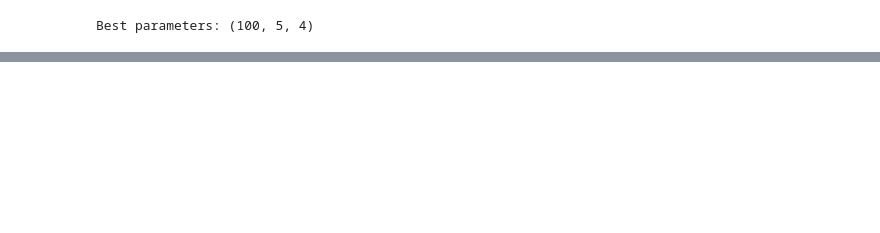
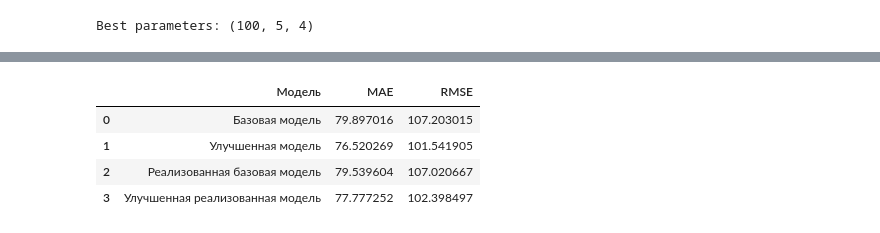
Before and after one commit to Minidrak/Application-systems-and-artificial-intelligence-frameworks-MAI, a Jupyter notebook: Lab_04/Lab_04.ipynb, the cells around one changed output, grey strips where cells are left out. Drawn from its saved outputs; the diff is of its cells as text; code cells hidden in the pictures; blank space fills up the shorter version.

```diff
--- a/Lab_04/Lab_04.ipynb
+++ b/Lab_04/Lab_04.ipynb
@@ -395,0 +666,17 @@ MAE%: 15.513792273261167
+# %%
+results_dfr = pd.DataFrame({
+    'Модель': ['Базовая модель', 'Улучшенная модель',
+               'Реализованная базовая модель', 'Улучшенная реализованная модель'],
+    'MAE': [79.89701583254997, 76.52026880886493,
+            79.53960402767238, 77.77725213244774],
+    'RMSE': [107.20301518019302, 101.54190536924632,
+             107.02066740924231, 102.39849683070304]
+})
+# %%
+results_dfr
+# %% [output]
+|  | Модель | MAE | RMSE |
+| 0 | Базовая модель | 79.897016 | 107.203015 |
+| 1 | Улучшенная модель | 76.520269 | 101.541905 |
+| 2 | Реализованная базовая модель | 79.539604 | 107.020667 |
+| 3 | Улучшенная реализованная модель | 77.777252 | 102.398497 |
```
Also changed, not shown: parts of 39 cells of this notebook.
